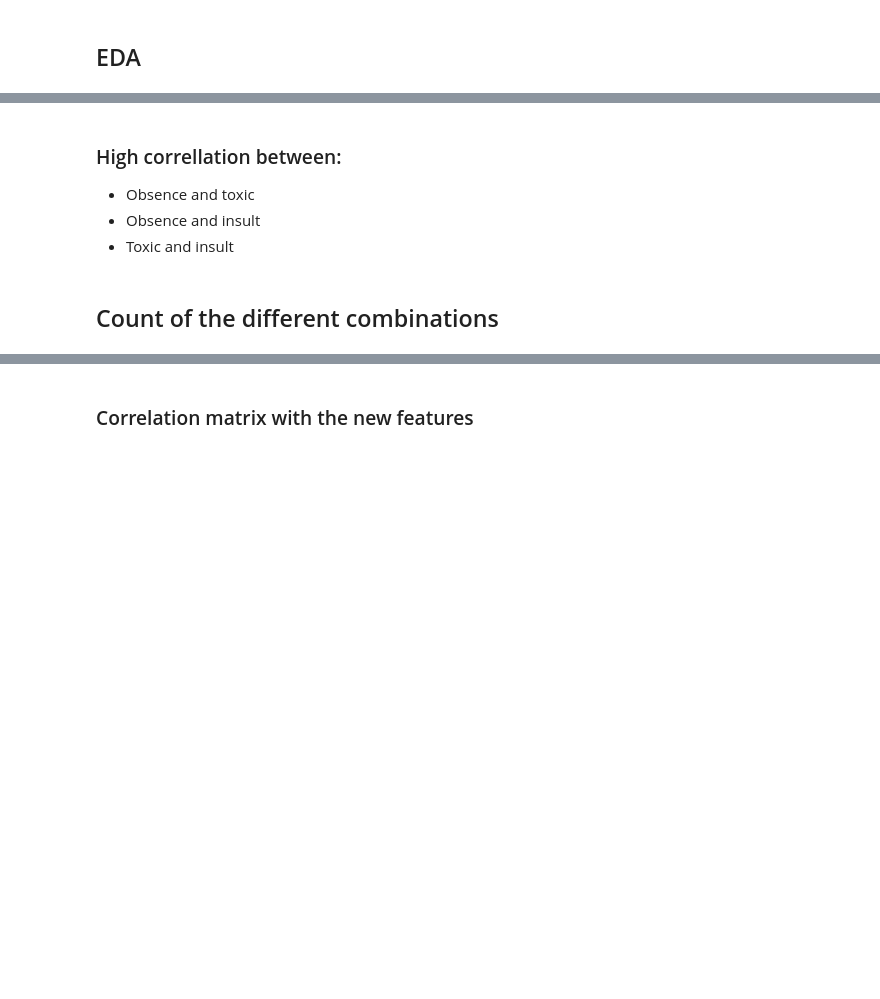
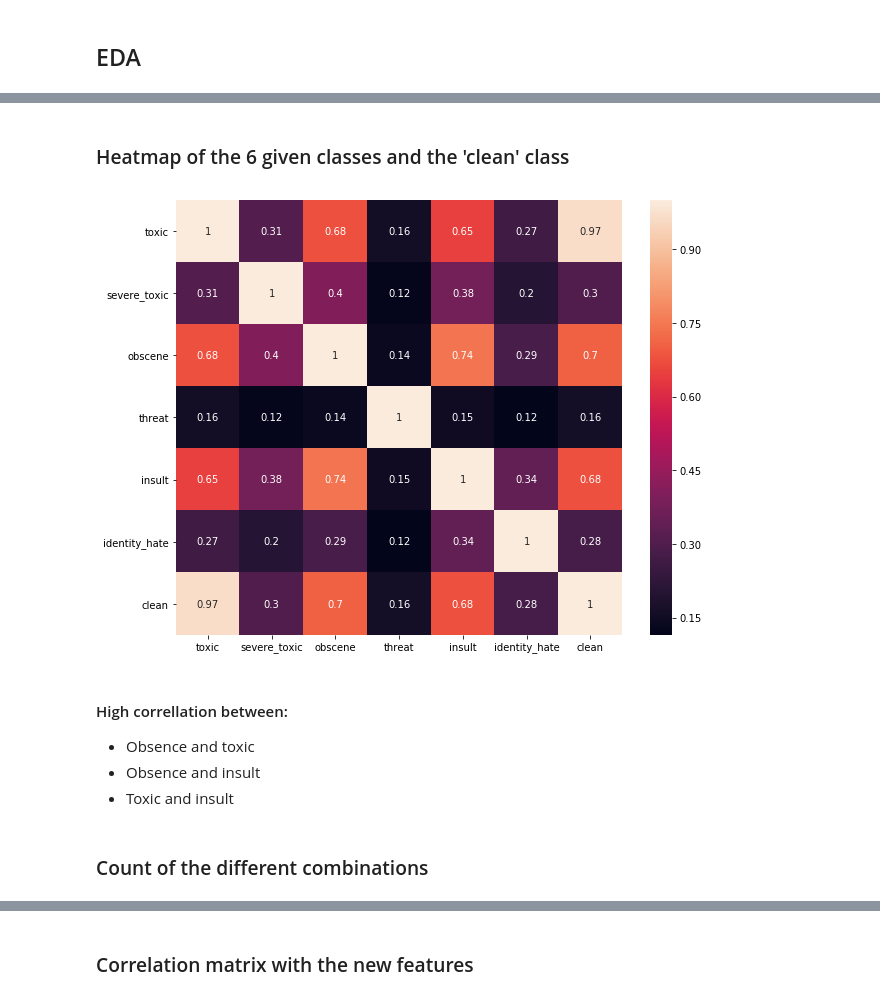
Before and after one commit to MLblog/jads_kaggle, a Jupyter notebook: toxicity/notebooks/EDA.ipynb, the cells around one changed output, grey strips where cells are left out. Saved outputs shown, nothing was run; the diff lists cells and outputs as text; code cells hidden in the pictures; blank space fills up the shorter version.

```diff
--- a/toxicity/notebooks/EDA.ipynb
+++ b/toxicity/notebooks/EDA.ipynb
@@ -67,18 +112,25 @@ plt.show()
+# %% [markdown]
+### Heatmap of the 6 given classes and the 'clean' class
 # %%
-temp_df=train.iloc[:,2:-1]
-corr=temp_df.corr()
+classes = TAGS + ['clean'] #The 6 given classes and the 'clean' class
+temp_df = train.loc[:, classes]
+corr = temp_df.corr()
 plt.figure(figsize=(10,8))
-sns.heatmap(corr,
+sns.heatmap(abs(corr),
             xticklabels=corr.columns.values,
-            yticklabels=corr.columns.values, annot=True)
+            yticklabels=corr.columns.values,
+            annot=True
+           )
 plt.show()
+# %% [output]
+[figure, added]
 # %% [markdown]
-### High correllation between:
+#### High correllation between:
 - Obsence and toxic
 - Obsence and insult
 - Toxic and insult
 # %% [markdown]
-## Count of the different combinations
+### Count of the different combinations
 # %%
 columns = TAGS
 counts_of_vector = train.groupby(['severe_toxic', 'obscene', 'threat', 'insult', 'identity_hate'])['toxic'].value_counts()
```
Also changed, not shown: parts of 10 cells of this notebook.
